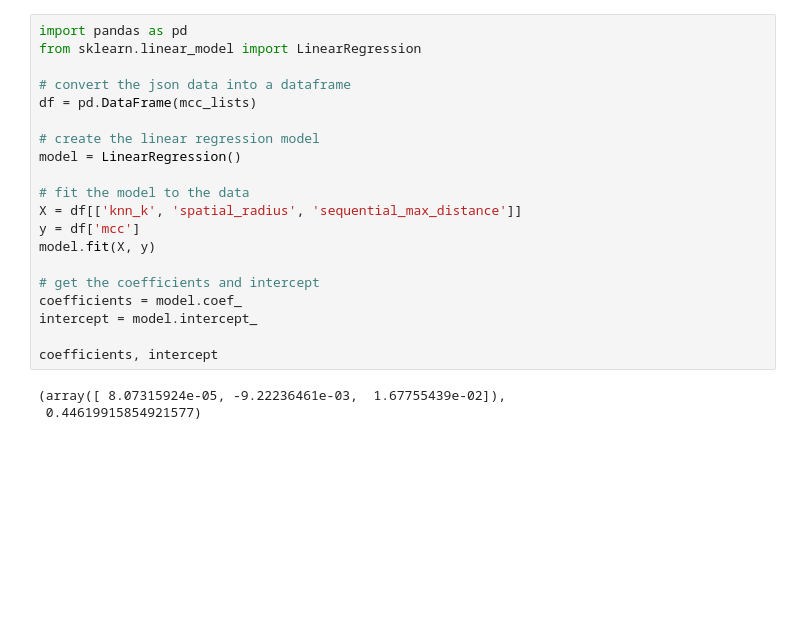
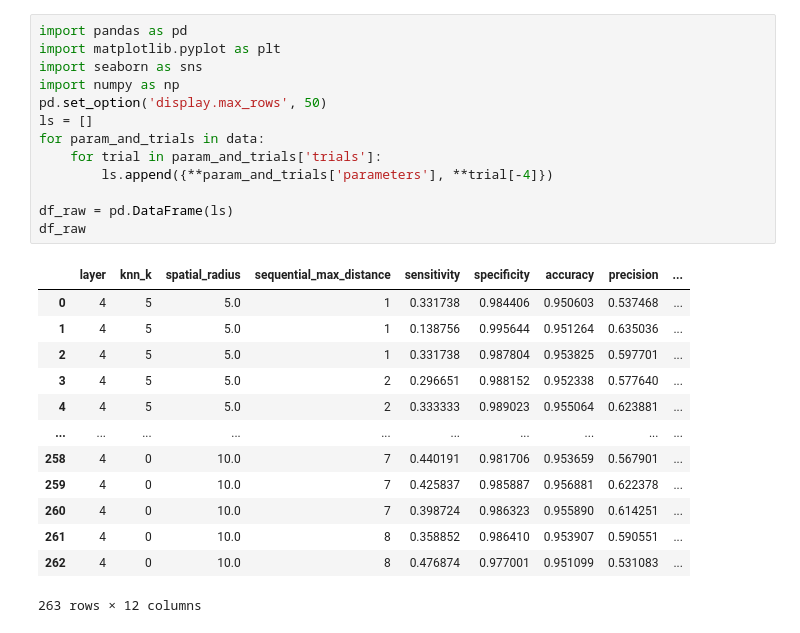
Before and after one commit to dlwocks31/atpbind, a Jupyter notebook: gearnet_ablation_pipeline.ipynb, the cells around one changed output. Drawn from its saved outputs; the diff is of its cells as text; blank space fills up the shorter version.

```diff
--- a/gearnet_ablation_pipeline.ipynb
+++ b/gearnet_ablation_pipeline.ipynb
@@ -101,23 +5,27 @@ plt.show()
-# %%
-import pandas as pd
-from sklearn.linear_model import LinearRegression
-
-# convert the json data into a dataframe
-df = pd.DataFrame(mcc_lists)
-
-# create the linear regression model
-model = LinearRegression()
-
-# fit the model to the data
-X = df[['knn_k', 'spatial_radius', 'sequential_max_distance']]
-y = df['mcc']
-model.fit(X, y)
-
-# get the coefficients and intercept
-coefficients = model.coef_
-intercept = model.intercept_
-
-coefficients, intercept
-# %% [output]
-(array([ 8.07315924e-05, -9.22236461e-03,  1.67755439e-02]),
- 0.44619915854921577)
+# %%
+import pandas as pd
+import matplotlib.pyplot as plt
+import seaborn as sns
+import numpy as np
+pd.set_option('display.max_rows', 50)
+ls = []
+for param_and_trials in data:
+    for trial in param_and_trials['trials']:
+        ls.append({**param_and_trials['parameters'], **trial[-4]})
+
+df_raw = pd.DataFrame(ls)
+df_raw
+# %% [output]
+|  | layer | knn_k | spatial_radius | sequential_max_distance | sensitivity | specificity | accuracy | precision | ... |
+| 0 | 4 | 5 | 5.0 | 1 | 0.331738 | 0.984406 | 0.950603 | 0.537468 | ... |
+| 1 | 4 | 5 | 5.0 | 1 | 0.138756 | 0.995644 | 0.951264 | 0.635036 | ... |
+| 2 | 4 | 5 | 5.0 | 1 | 0.331738 | 0.987804 | 0.953825 | 0.597701 | ... |
+| 3 | 4 | 5 | 5.0 | 2 | 0.296651 | 0.988152 | 0.952338 | 0.577640 | ... |
+| 4 | 4 | 5 | 5.0 | 2 | 0.333333 | 0.989023 | 0.955064 | 0.623881 | ... |
+| ... | ... | ... | ... | ... | ... | ... | ... | ... | ... |
+| 258 | 4 | 0 | 10.0 | 7 | 0.440191 | 0.981706 | 0.953659 | 0.567901 | ... |
+| 259 | 4 | 0 | 10.0 | 7 | 0.425837 | 0.985887 | 0.956881 | 0.622378 | ... |
+| 260 | 4 | 0 | 10.0 | 7 | 0.398724 | 0.986323 | 0.955890 | 0.614251 | ... |
+| 261 | 4 | 0 | 10.0 | 8 | 0.358852 | 0.986410 | 0.953907 | 0.590551 | ... |
+| 262 | 4 | 0 | 10.0 | 8 | 0.476874 | 0.977001 | 0.951099 | 0.531083 | ... |
+263 rows × 12 columns
```
Also changed, not shown: parts of 8 cells of this notebook, 9 other files.
